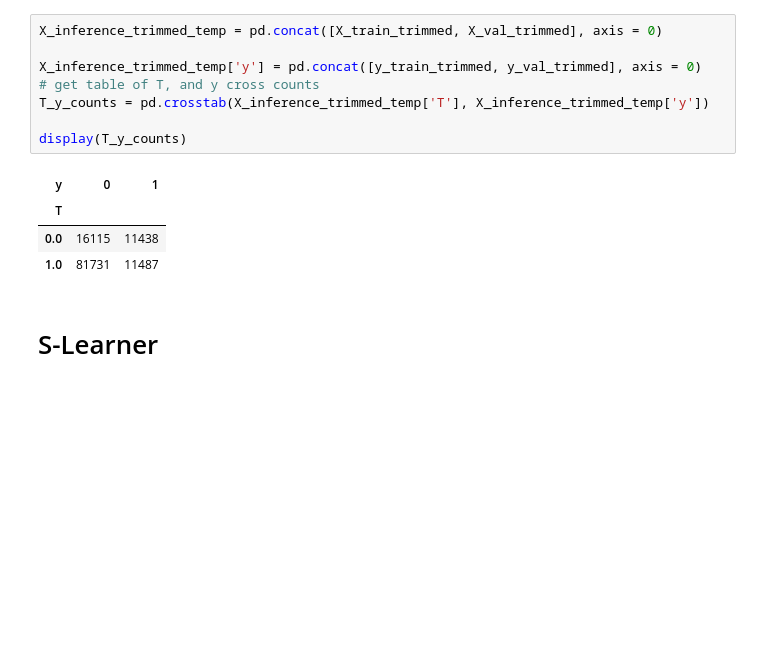
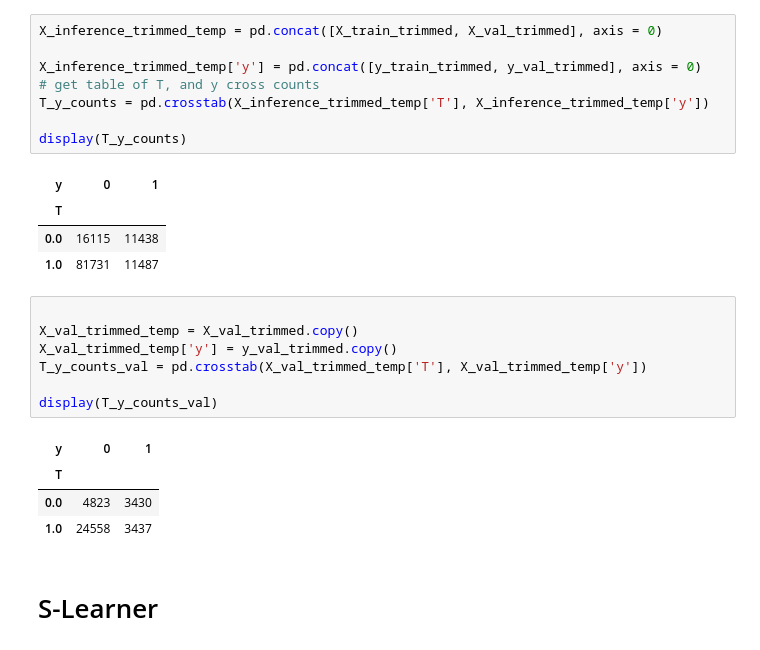
Before and after one commit to Noam-Sasson/Causal-Inference-Breastfeeding-and-Infant-Mortality, a Jupyter notebook: direct_estimation.ipynb, the cells around one changed output. Saved outputs shown, nothing was run; the diff lists cells and outputs as text; blank space fills up the shorter version.

```diff
--- a/direct_estimation.ipynb
+++ b/direct_estimation.ipynb
@@ -306,6 +306,18 @@ display(T_y_counts)
 | T |  |  |
 | 0.0 | 16115 | 11438 |
 | 1.0 | 81731 | 11487 |
+# %%
+
+X_val_trimmed_temp = X_val_trimmed.copy()
+X_val_trimmed_temp['y'] = y_val_trimmed.copy()
+T_y_counts_val = pd.crosstab(X_val_trimmed_temp['T'], X_val_trimmed_temp['y'])
+
+display(T_y_counts_val)
+# %% [output]
+| y | 0 | 1 |
+| T |  |  |
+| 0.0 | 4823 | 3430 |
+| 1.0 | 24558 | 3437 |
 # %% [markdown]
 # S-Learner
 # %% [markdown]
```
Also changed, not shown: parts of 14 cells of this notebook.
